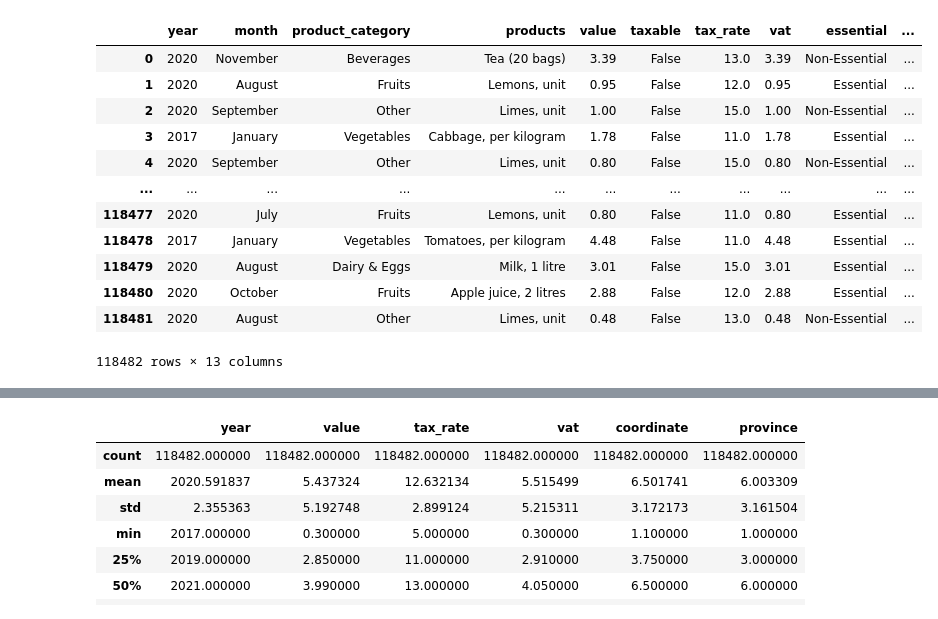
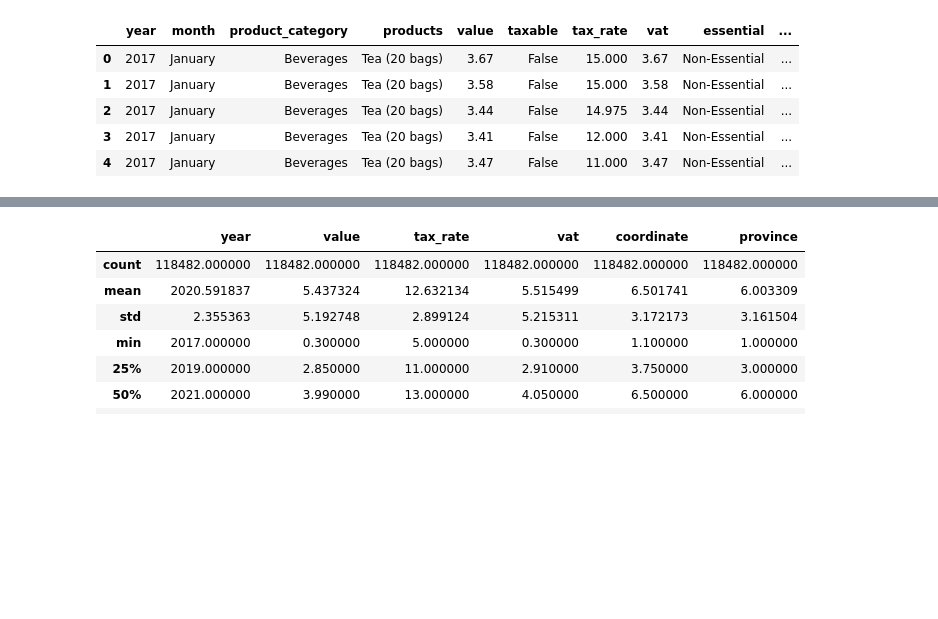
Before and after one commit to Arsh0212/Data-Analysis, a Jupyter notebook: Retail-Data-Analysis/RETAIL_DATA.ipynb, the cells around one changed output, grey strips where cells are left out. Saved outputs shown, nothing was run; the diff lists cells and outputs as text; code cells hidden in the pictures; blank space fills up the shorter version.

```diff
--- a/Retail-Data-Analysis/RETAIL_DATA.ipynb
+++ b/Retail-Data-Analysis/RETAIL_DATA.ipynb
@@ -1,29 +1,25 @@
 # %%
 import pandas as pd
+import numpy as np
+import matplotlib.pyplot as plt
+import seaborn as sns
 from sqlalchemy import create_engine
 
 # Creating the connection engine
 engine = create_engine(f"postgresql://postgres:Aqua2002!!!@localhost:5432/Practise")
 
 # Fetch active users
 query = "SELECT * FROM retail_data_info ;"
 retail_data = pd.read_sql(query, engine)
 
-retail_data
+retail_data.head()
 # %% [output]
 |  | year | month | product_category | products | value | taxable | tax_rate | vat | essential | ... |
-| 0 | 2020 | November | Beverages | Tea (20 bags) | 3.39 | False | 13.0 | 3.39 | Non-Essential | ... |
-| 1 | 2020 | August | Fruits | Lemons, unit | 0.95 | False | 12.0 | 0.95 | Essential | ... |
-| 2 | 2020 | September | Other | Limes, unit | 1.00 | False | 15.0 | 1.00 | Non-Essential | ... |
-| 3 | 2017 | January | Vegetables | Cabbage, per kilogram | 1.78 | False | 11.0 | 1.78 | Essential | ... |
-| 4 | 2020 | September | Other | Limes, unit | 0.80 | False | 15.0 | 0.80 | Non-Essential | ... |
-| ... | ... | ... | ... | ... | ... | ... | ... | ... | ... | ... |
-| 118477 | 2020 | July | Fruits | Lemons, unit | 0.80 | False | 11.0 | 0.80 | Essential | ... |
-| 118478 | 2017 | January | Vegetables | Tomatoes, per kilogram | 4.48 | False | 11.0 | 4.48 | Essential | ... |
-| 118479 | 2020 | August | Dairy & Eggs | Milk, 1 litre | 3.01 | False | 15.0 | 3.01 | Essential | ... |
-| 118480 | 2020 | October | Fruits | Apple juice, 2 litres | 2.88 | False | 12.0 | 2.88 | Essential | ... |
-| 118481 | 2020 | August | Other | Limes, unit | 0.48 | False | 13.0 | 0.48 | Non-Essential | ... |
+| 0 | 2017 | January | Beverages | Tea (20 bags) | 3.67 | False | 15.000 | 3.67 | Non-Essential | ... |
+| 1 | 2017 | January | Beverages | Tea (20 bags) | 3.58 | False | 15.000 | 3.58 | Non-Essential | ... |
+| 2 | 2017 | January | Beverages | Tea (20 bags) | 3.44 | False | 14.975 | 3.44 | Non-Essential | ... |
+| 3 | 2017 | January | Beverages | Tea (20 bags) | 3.41 | False | 12.000 | 3.41 | Non-Essential | ... |
+| 4 | 2017 | January | Beverages | Tea (20 bags) | 3.47 | False | 11.000 | 3.47 | Non-Essential | ... |
-118482 rows × 13 columns
 # %%
 retail_data.info()
 # %% [output]
```
Also changed, not shown: parts of 27 cells of this notebook.
